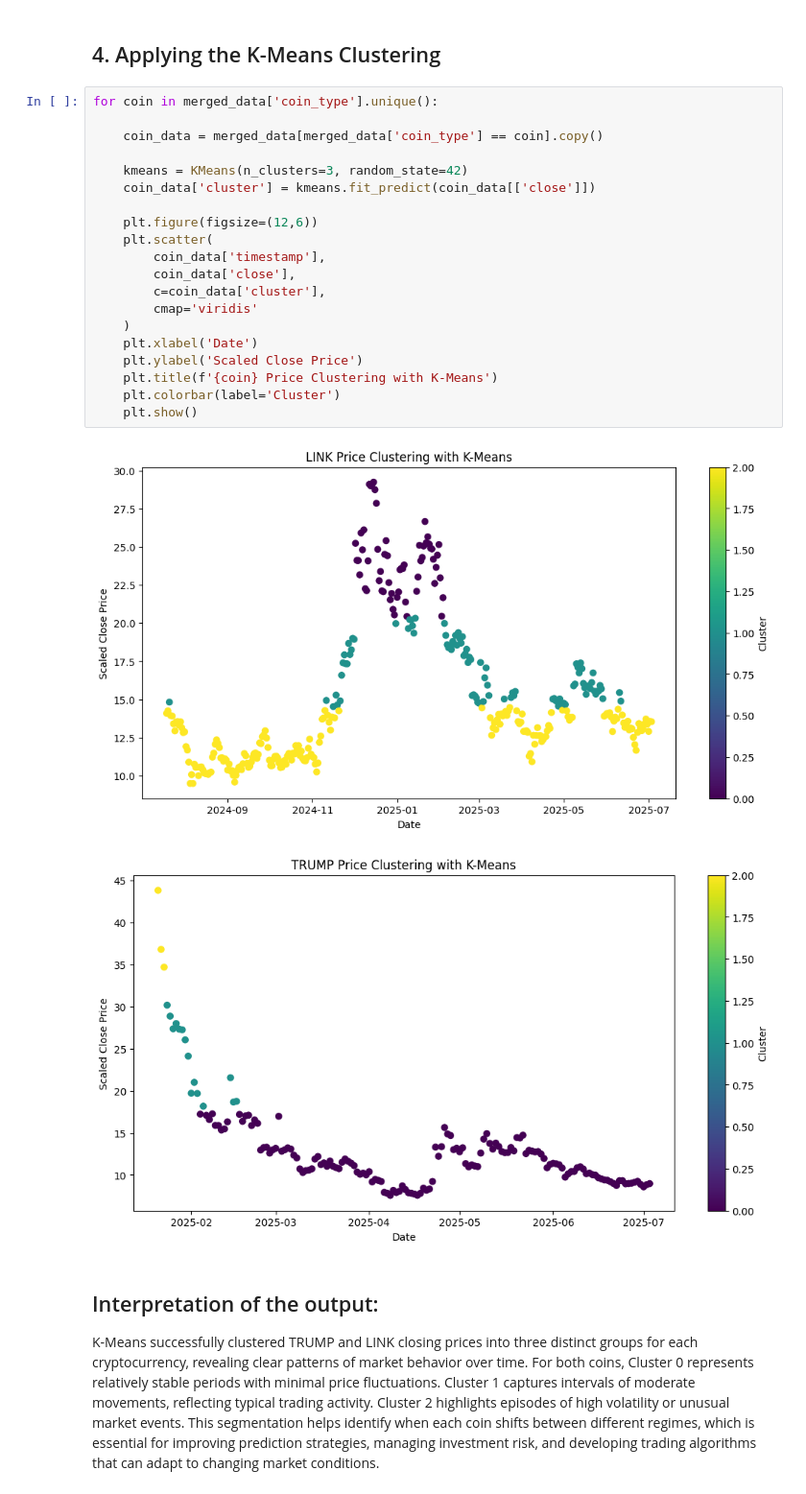
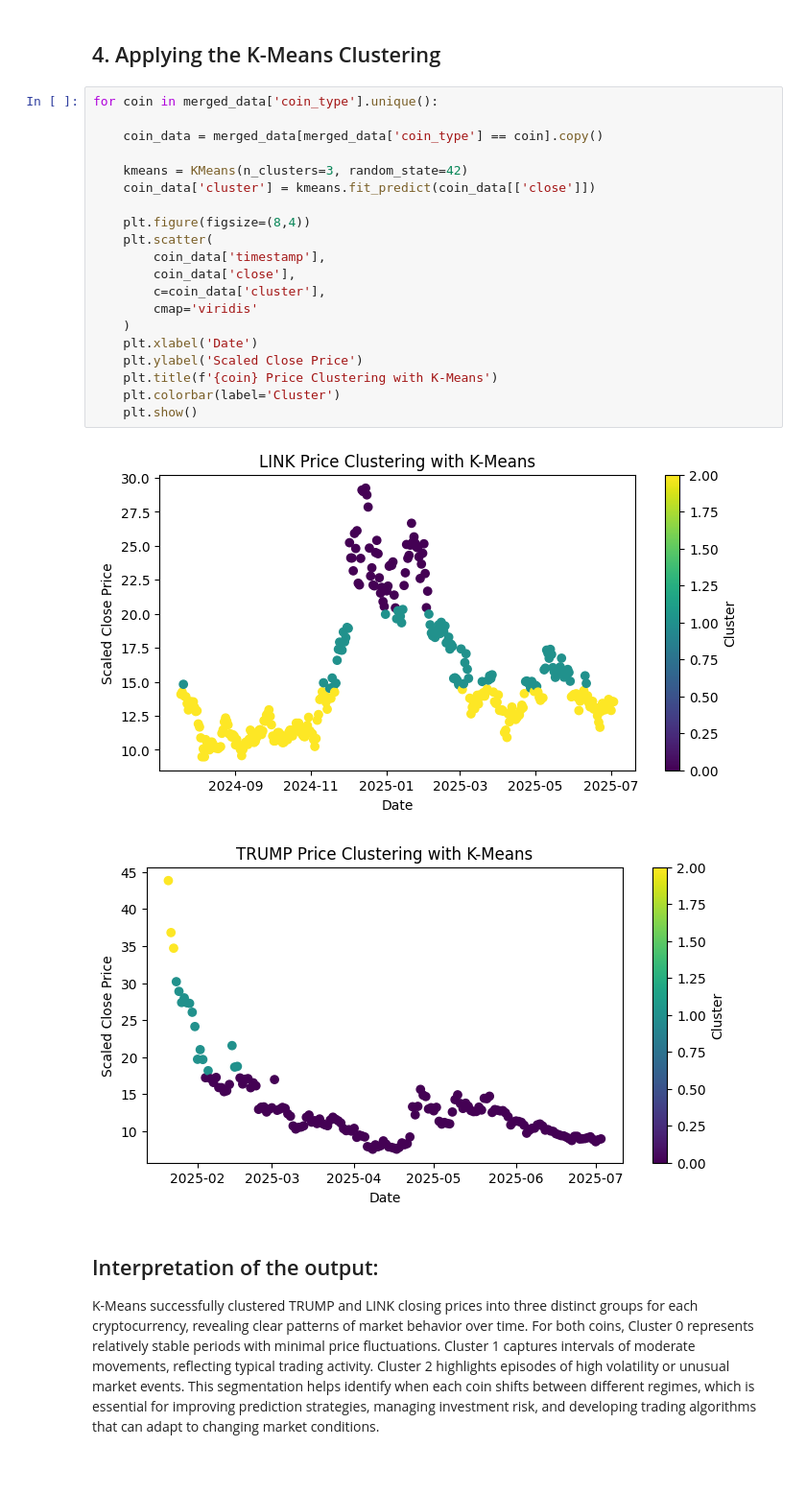
Before and after one commit to Eris-Leksi/-TRUMP-sentiment-analysis, a Jupyter notebook: script.ipynb, the cells around one changed output. Shown at 96% size. Cells and saved outputs as stored; diff of their text form; blank space fills up the shorter version.

```diff
--- a/script.ipynb
+++ b/script.ipynb
@@ -341,26 +339,26 @@ Clustering helps identify hidden patterns and structural similarities in $TRUMP
 # %%
 for coin in merged_data['coin_type'].unique():
 
     coin_data = merged_data[merged_data['coin_type'] == coin].copy()
 
     kmeans = KMeans(n_clusters=3, random_state=42)
     coin_data['cluster'] = kmeans.fit_predict(coin_data[['close']])
 
-    plt.figure(figsize=(12,6))
+    plt.figure(figsize=(8,4))
     plt.scatter(
         coin_data['timestamp'],
         coin_data['close'],
         c=coin_data['cluster'],
         cmap='viridis'
     )
     plt.xlabel('Date')
     plt.ylabel('Scaled Close Price')
     plt.title(f'{coin} Price Clustering with K-Means')
     plt.colorbar(label='Cluster')
     plt.show()
 # %% [output]
-[figure, old version]
+[figure, new version]
-[figure, old version]
+[figure, new version]
 # %% [markdown]
 ## Interpretation of the output:
 
```
Also changed, not shown: parts of 1 cell of this notebook.
